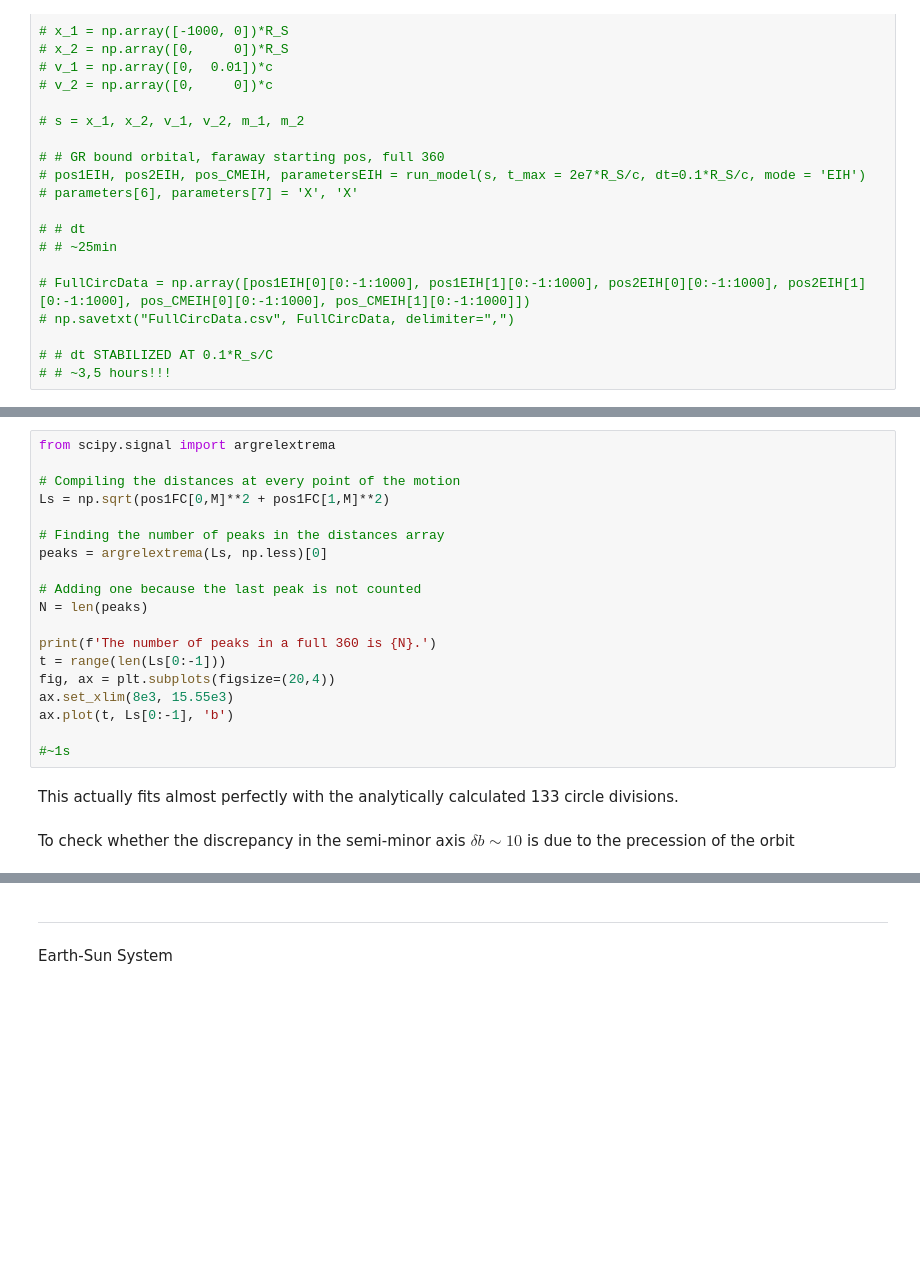
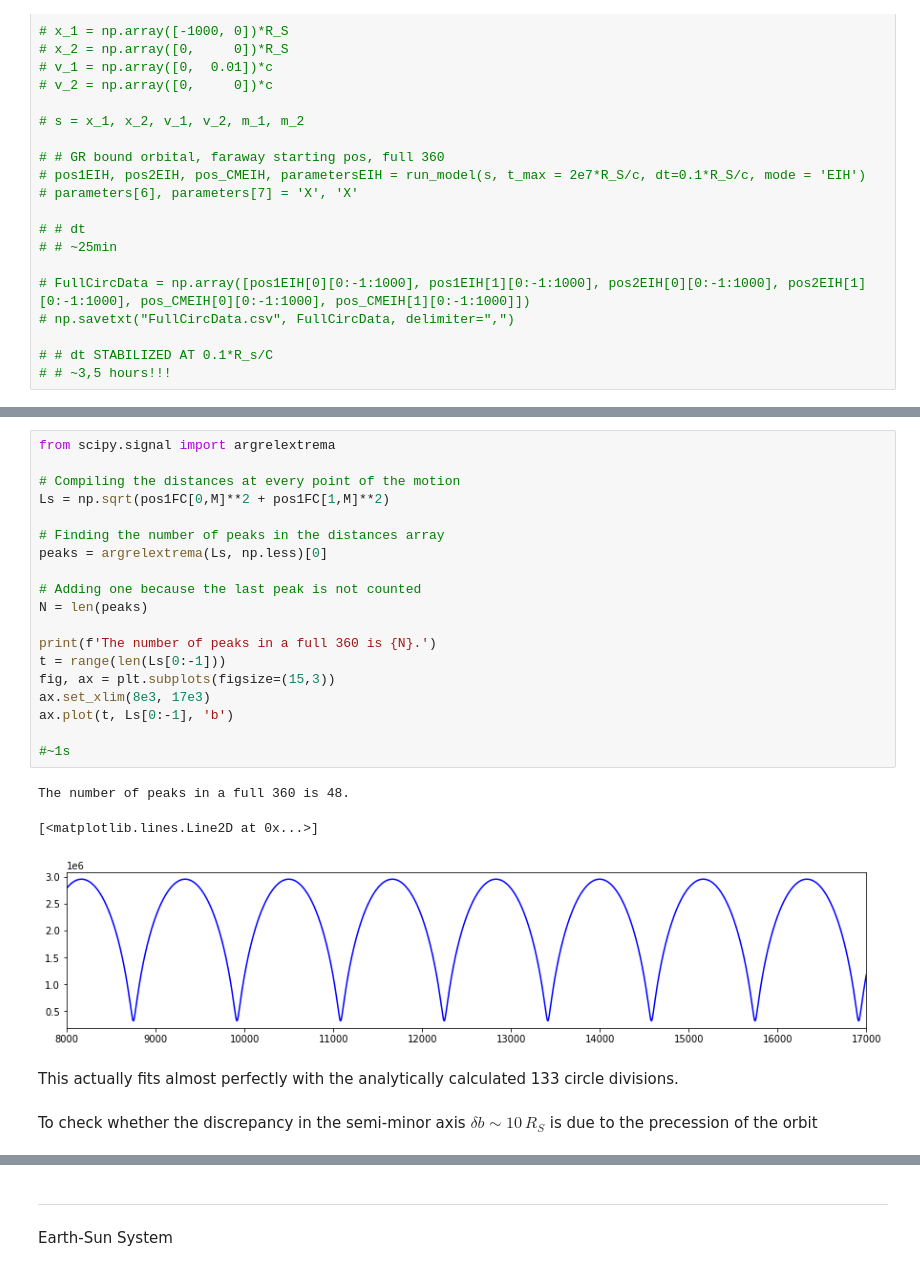
Before and after one commit to carlivas/Binary-Black-Hole-Orbitals, a Jupyter notebook: 03 EINSTEIN INFELD HOFMANN/(T) TWO BODY CASES.ipynb, the cells around one changed output, grey strips where cells are left out. Saved outputs shown, nothing was run; the diff lists cells and outputs as text; blank space fills up the shorter version.

```diff
--- a/03 EINSTEIN INFELD HOFMANN/(T) TWO BODY CASES.ipynb
+++ b/03 EINSTEIN INFELD HOFMANN/(T) TWO BODY CASES.ipynb
@@ -160,26 +170,30 @@ orbPlot1 = orbPlotter(pos1FC[:,M], pos2FC[:,M], pos_CMFC[:,M], parameters, filen
 # %%
 from scipy.signal import argrelextrema
 
 # Compiling the distances at every point of the motion
 Ls = np.sqrt(pos1FC[0,M]**2 + pos1FC[1,M]**2)
 
 # Finding the number of peaks in the distances array
 peaks = argrelextrema(Ls, np.less)[0]
 
 # Adding one because the last peak is not counted
 N = len(peaks)
 
 print(f'The number of peaks in a full 360 is {N}.')
 t = range(len(Ls[0:-1]))
-fig, ax = plt.subplots(figsize=(20,4))
-ax.set_xlim(8e3, 15.55e3)
+fig, ax = plt.subplots(figsize=(15,3))
+ax.set_xlim(8e3, 17e3)
 ax.plot(t, Ls[0:-1], 'b')
 
 #~1s
+# %% [output]
+The number of peaks in a full 360 is 48.
+[<matplotlib.lines.Line2D at 0x...>]
+[figure, added]
 # %% [markdown]
 This actually fits almost perfectly with the analytically calculated 133 circle divisions.
 # %% [markdown]
-To check whether the discrepancy in the semi-minor axis $\delta b \sim 10$ is due to the precession of the orbit
+To check whether the discrepancy in the semi-minor axis $\delta b \sim 10 \,R_S$ is due to the precession of the orbit
 # %%
 r0 = 1000
 
```
Also changed, not shown: parts of 20 cells of this notebook.
